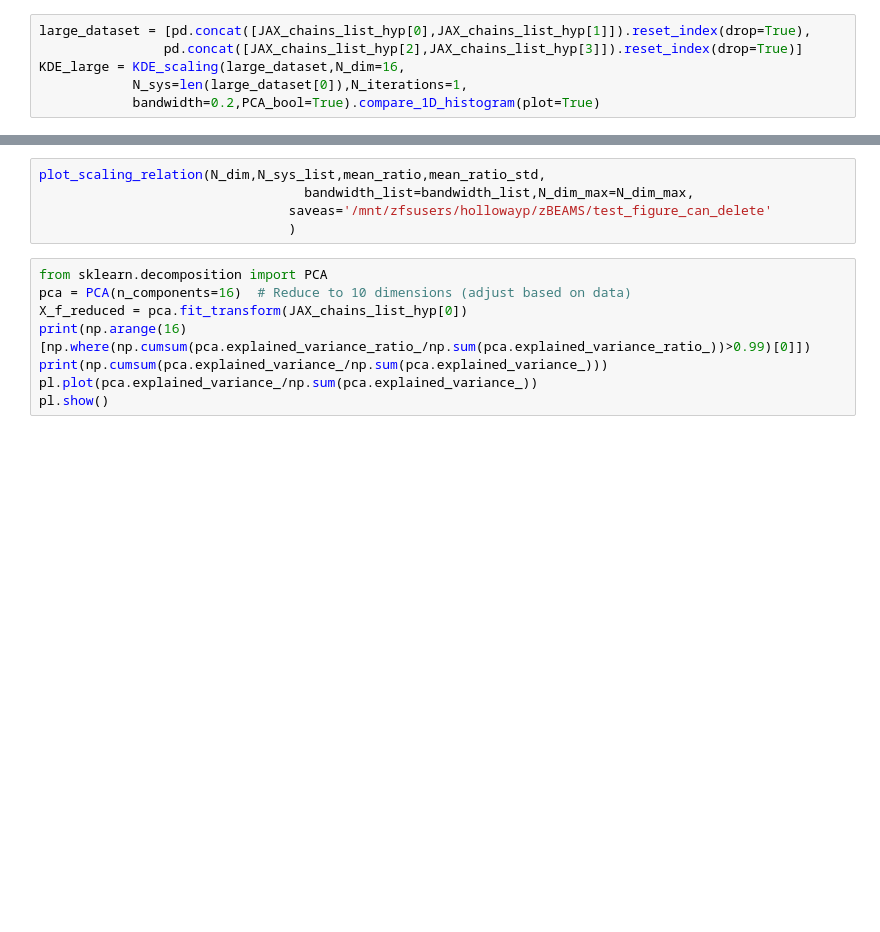
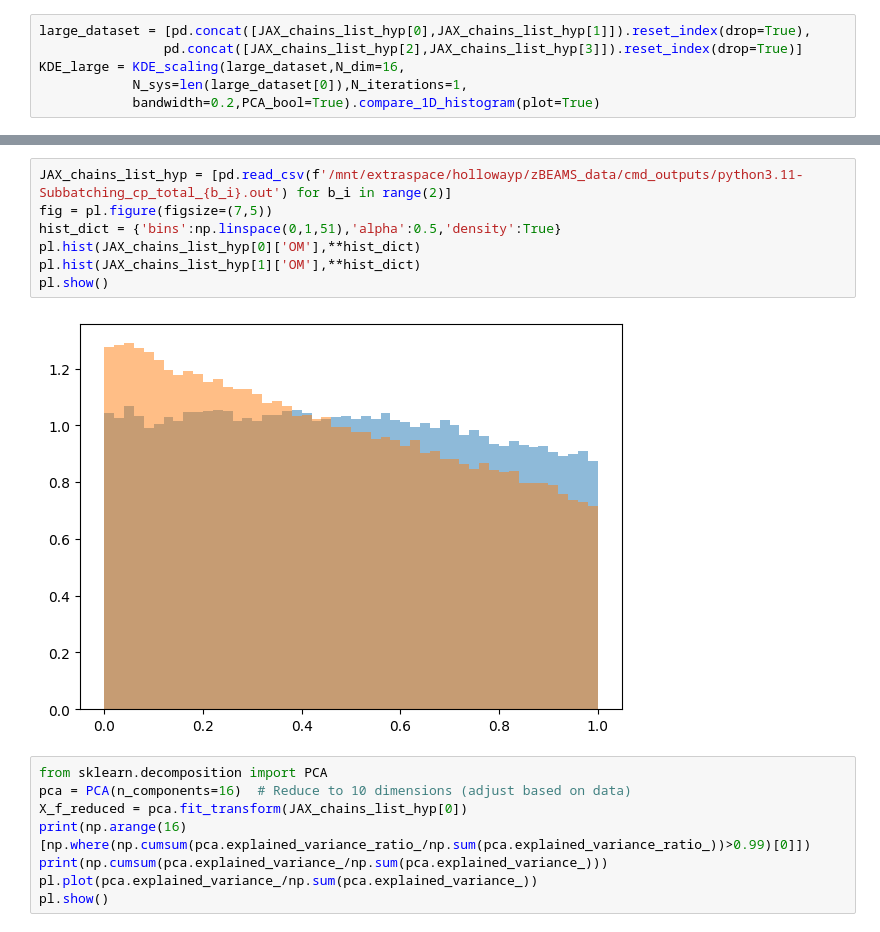
Before and after one commit to P-1884/COSMIC-BEAMS, a Jupyter notebook: KDE_Scaling_Relation.ipynb, the cells around one changed output, grey strips where cells are left out. Drawn from its saved outputs; the diff is of its cells as text; blank space fills up the shorter version.

```diff
--- a/KDE_Scaling_Relation.ipynb
+++ b/KDE_Scaling_Relation.ipynb
@@ -224,8 +202,12 @@ KDE_scaling(JAX_chains_list_hyp,N_dim=N_dim,
-# %%
-plot_scaling_relation(N_dim,N_sys_list,mean_ratio,mean_ratio_std,
-                                  bandwidth_list=bandwidth_list,N_dim_max=N_dim_max,
-                                saveas='/mnt/zfsusers/hollowayp/zBEAMS/test_figure_can_delete'
-                                )
+# %%
+JAX_chains_list_hyp = [pd.read_csv(f'/mnt/extraspace/hollowayp/zBEAMS_data/cmd_outputs/python3.11-Subbatching_cp_total_{b_i}.out') for b_i in range(2)]
+fig = pl.figure(figsize=(7,5))
+hist_dict = {'bins':np.linspace(0,1,51),'alpha':0.5,'density':True}
+pl.hist(JAX_chains_list_hyp[0]['OM'],**hist_dict)
+pl.hist(JAX_chains_list_hyp[1]['OM'],**hist_dict)
+pl.show()
+# %% [output]
+[figure, added]
 # %%
 from sklearn.decomposition import PCA
 pca = PCA(n_components=16)  # Reduce to 10 dimensions (adjust based on data)
```
Also changed, not shown: parts of 12 cells of this notebook, 17 other files.
